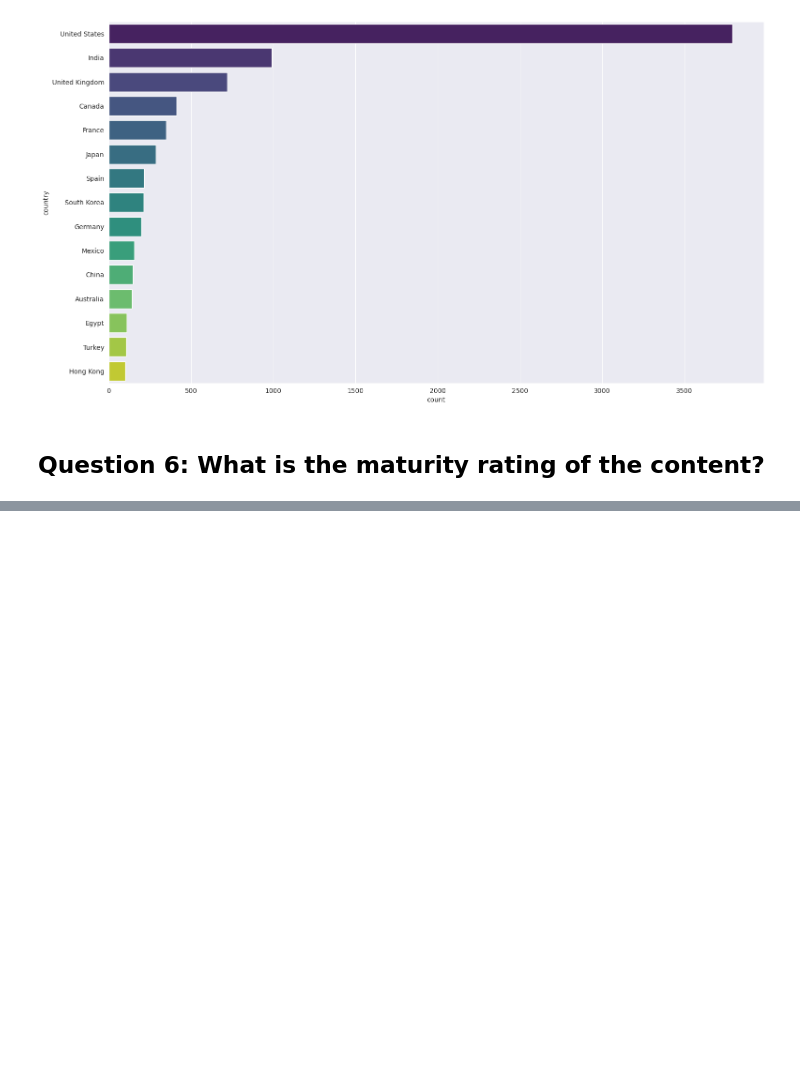
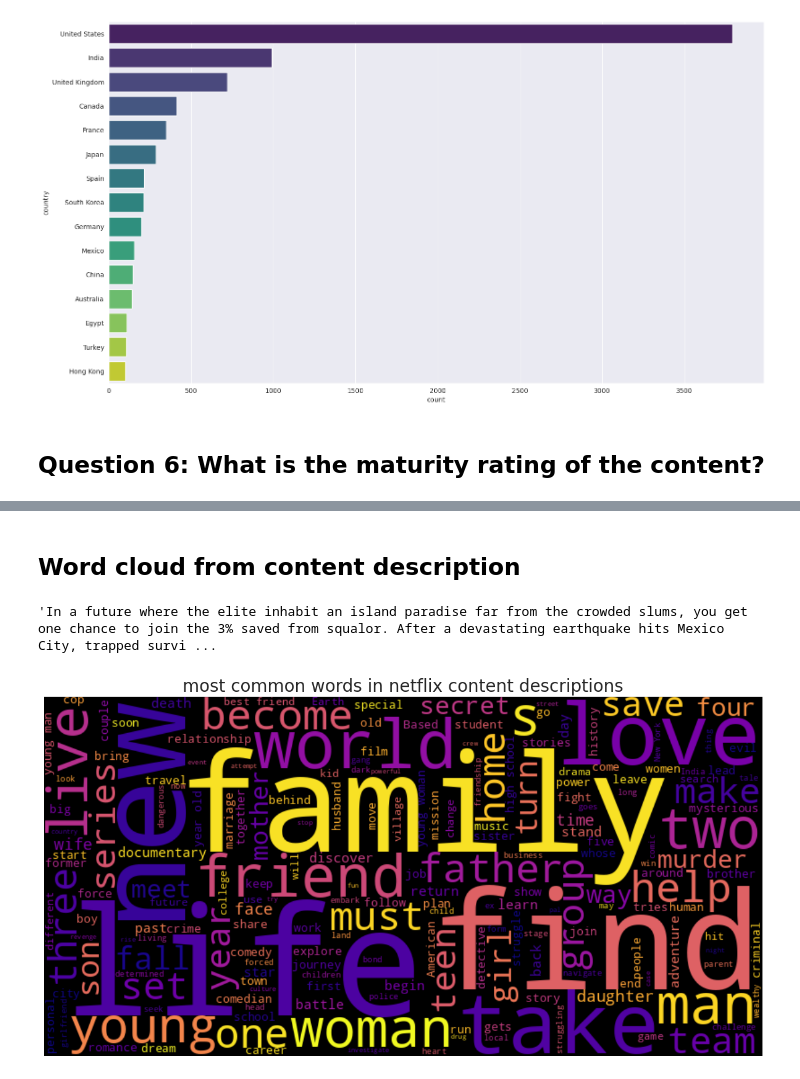
Before and after one commit to Yashtiii/Netflix-Content-Strategy, a Jupyter notebook: Netflix's_content_strategy.ipynb, the cells around one changed output, grey strips where cells are left out. Saved outputs shown, nothing was run; the diff lists cells and outputs as text; code cells hidden in the pictures; blank space fills up the shorter version.

```diff
--- a/Netflix's_content_strategy.ipynb
+++ b/Netflix's_content_strategy.ipynb
@@ -729,0 +762,17 @@ plt.show()
+# %% [markdown]
+## Word cloud from content description
+# %%
+text = " ".join(netflix_df['description'])
+text
+# %% [output]
+'In a future where the elite inhabit an island paradise far from the crowded slums, you get one chance to join the 3% saved from squalor. After a devastating earthquake hits Mexico City, trapped survi ...
+# %%
+wordcloud = WordCloud(width = 800, height = 400, background_color = 'black', colormap="plasma").generate(text)
+
+plt.figure(figsize=(15,10))
+plt.imshow(wordcloud, interpolation = 'bilinear')
+plt.axis('off')
+plt.title("most common words in netflix content descriptions", fontsize=20)
+plt.show()
+# %% [output]
+[figure, added]
```
Also changed, not shown: parts of 18 cells of this notebook.
